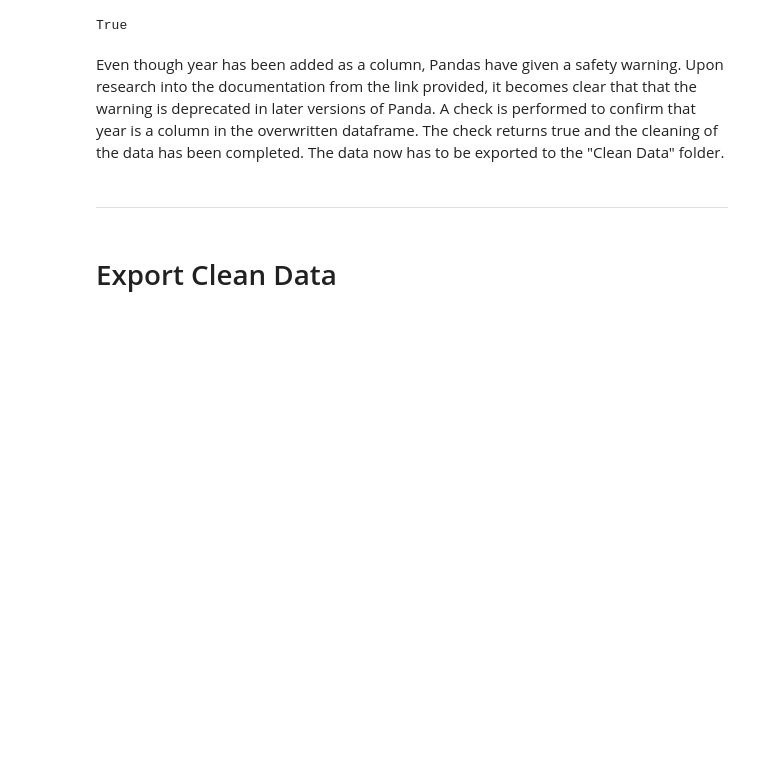
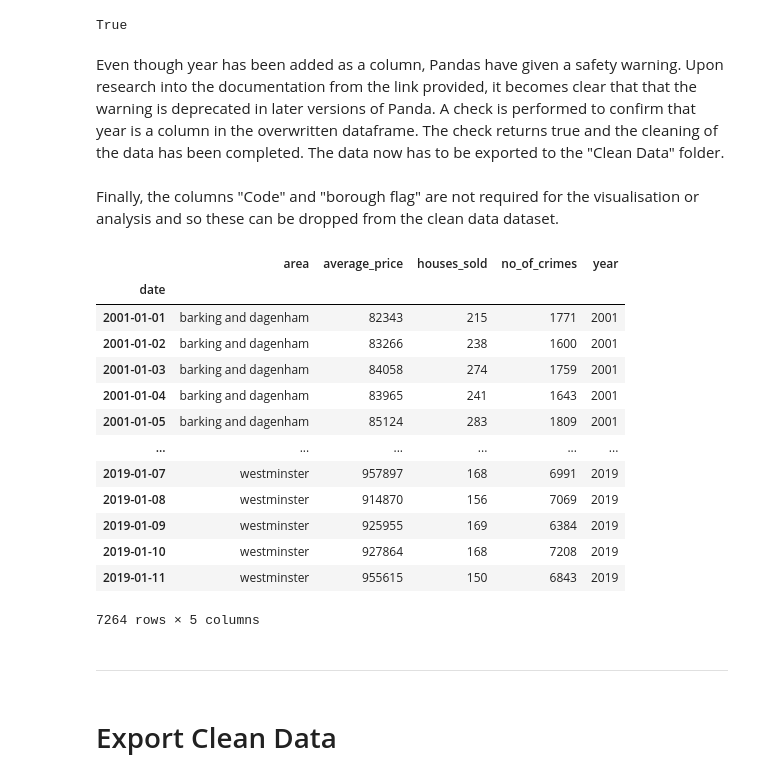
Before and after one commit to naqashb7/london_housing_analysis_project, a Jupyter notebook: jupyter_notebooks/ETL.ipynb, the cells around one changed output. Drawn from its saved outputs; the diff is of its cells as text; code cells hidden in the pictures; blank space fills up the shorter version.

```diff
--- a/jupyter_notebooks/ETL.ipynb
+++ b/jupyter_notebooks/ETL.ipynb
@@ -284,6 +284,26 @@ See the caveats in the documentation: https://pandas.pydata.org/pandas-docs/stab
 True
 # %% [markdown]
 Even though year has been added as a column, Pandas have given a safety warning. Upon research into the documentation from the link provided, it becomes clear that that the warning is deprecated in later versions of Panda. A check is performed to confirm that year is a column in the overwritten dataframe. The check returns true and the cleaning of the data has been completed. The data now has to be exported to the "Clean Data" folder.
+# %% [markdown]
+Finally, the columns "Code" and "borough flag" are not required for the visualisation or analysis and so these can be dropped from the clean data dataset.
+# %%
+monthly_variables_df = monthly_variables_df.drop(columns= ["code","borough_flag"])
+monthly_variables_df
+# %% [output]
+|  | area | average_price | houses_sold | no_of_crimes | year |
+| date |  |  |  |  |  |
+| 2001-01-01 | barking and dagenham | 82343 | 215 | 1771 | 2001 |
+| 2001-01-02 | barking and dagenham | 83266 | 238 | 1600 | 2001 |
+| 2001-01-03 | barking and dagenham | 84058 | 274 | 1759 | 2001 |
+| 2001-01-04 | barking and dagenham | 83965 | 241 | 1643 | 2001 |
+| 2001-01-05 | barking and dagenham | 85124 | 283 | 1809 | 2001 |
+| ... | ... | ... | ... | ... | ... |
+| 2019-01-07 | westminster | 957897 | 168 | 6991 | 2019 |
+| 2019-01-08 | westminster | 914870 | 156 | 7069 | 2019 |
+| 2019-01-09 | westminster | 925955 | 169 | 6384 | 2019 |
+| 2019-01-10 | westminster | 927864 | 168 | 7208 | 2019 |
+| 2019-01-11 | westminster | 955615 | 150 | 6843 | 2019 |
+7264 rows × 5 columns
 # %% [markdown]
 ---
 # %% [markdown]
```
Also changed, not shown: 2 other files.
